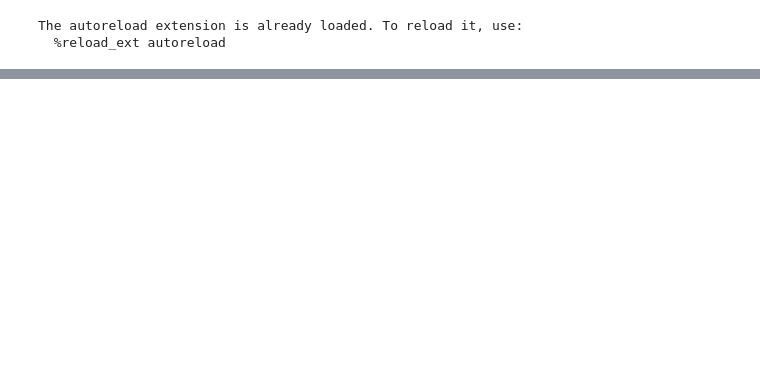
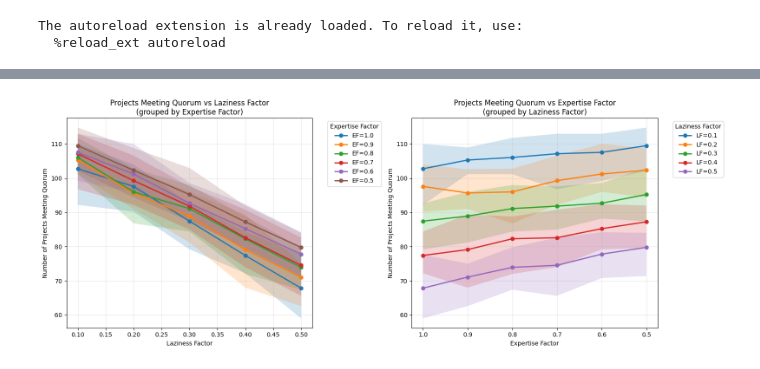
Before and after one commit to fil-retropgf/rpgf3, a Jupyter notebook: rpgf3_param_config.ipynb, the cells around one changed output, grey strips where cells are left out. Drawn from its saved outputs; the diff is of its cells as text; code cells hidden in the pictures; blank space fills up the shorter version.

```diff
--- a/rpgf3_param_config.ipynb
+++ b/rpgf3_param_config.ipynb
@@ -250,0 +595,3 @@ plt.show()
+# %%
+# Create DataFrame from results
+lf_ef_df = pd.DataFrame(lf_ef_results)
@@ -250,0 +668,44 @@ plt.show()
+# %%
+# Line plots showing trends
+fig, axes = plt.subplots(1, 2, figsize=(16, 6))
+
+# LEFT: Number of projects meeting quorum vs laziness factor (grouped by expertise)
+ax1 = axes[0]
+for ef in expertise_factors:
+    subset = lf_ef_df[lf_ef_df['expertise_factor'] == ef]
+    ax1.plot(subset['laziness_factor'], subset['num_projects_above_quorum_mean'],
+             marker='o', label=f'EF={ef}', linewidth=2)
+    ax1.fill_between(subset['laziness_factor'],
+                     subset['num_projects_above_quorum_p5'],
+                     subset['num_projects_above_quorum_p95'],
+                     alpha=0.2)
+
+ax1.set_xlabel('Laziness Factor')
+ax1.set_ylabel('Number of Projects Meeting Quorum')
+ax1.set_title('Projects Meeting Quorum vs Laziness Factor\n(grouped by Expertise Factor)')
+ax1.legend(title='Expertise Factor', bbox_to_anchor=(1.05, 1), loc='upper left')
+ax1.grid(True, alpha=0.3)
+
+# RIGHT: Number of projects meeting quorum vs expertise factor (grouped by laziness)
+ax2 = axes[1]
+for lf in laziness_factors:
+    subset = lf_ef_df[lf_ef_df['laziness_factor'] == lf]
+    ax2.plot(subset['expertise_factor'], subset['num_projects_above_quorum_mean'],
+             marker='o', label=f'LF={lf}', linewidth=2)
+    ax2.fill_between(subset['expertise_factor'],
+                     subset['num_projects_above_quorum_p5'],
+                     subset['num_projects_above_quorum_p95'],
+                     alpha=0.2)
+
+ax2.set_xlabel('Expertise Factor')
+ax2.set_ylabel('Number of Projects Meeting Quorum')
+ax2.set_title('Projects Meeting Quorum vs Expertise Factor\n(grouped by Laziness Factor)')
+ax2.legend(title='Laziness Factor', bbox_to_anchor=(1.05, 1), loc='upper left')
+ax2.grid(True, alpha=0.3)
+# Reverse x-axis for expertise (higher expertise on the left)
+ax2.invert_xaxis()
+
+plt.tight_layout()
+plt.show()
+# %% [output]
+[figure, added]
```
Also changed, not shown: parts of 17 cells of this notebook, 1 other file.
